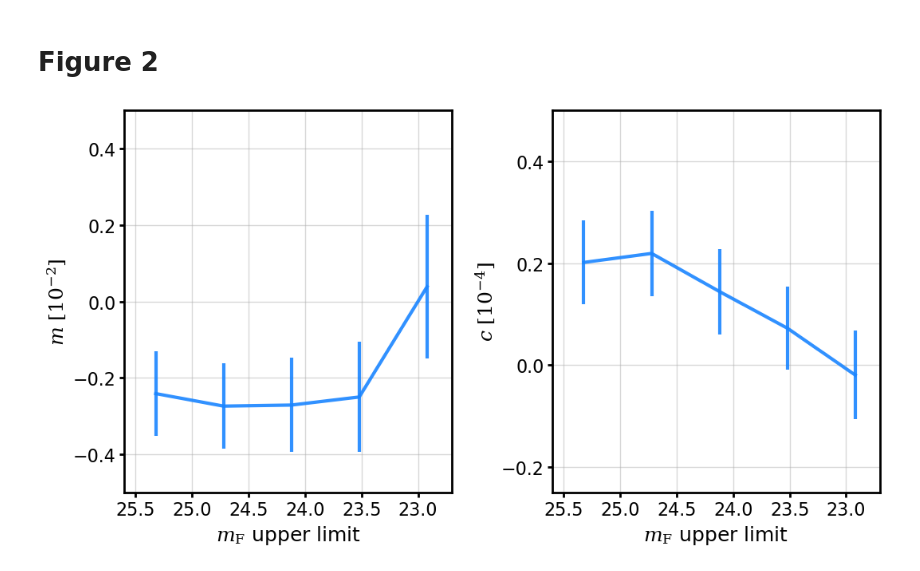
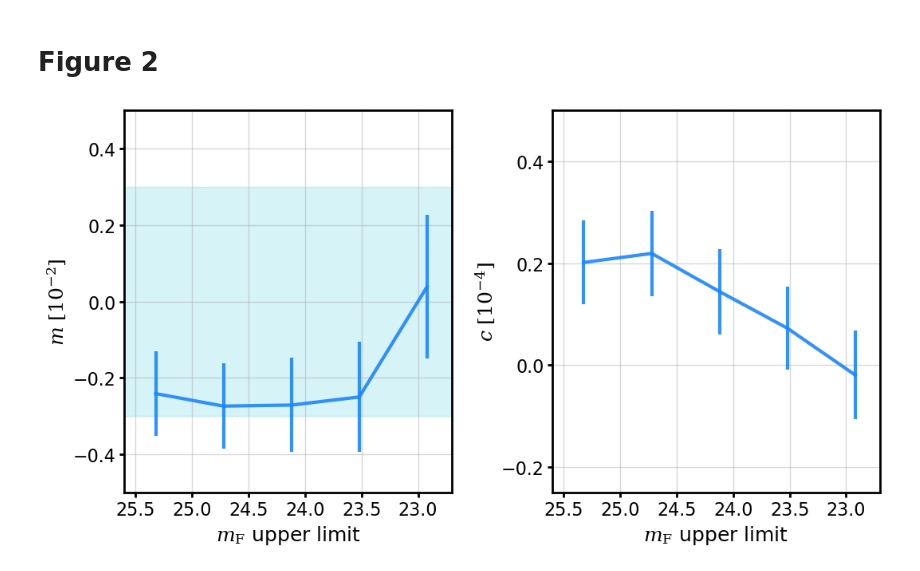
Before and after one commit to mr-superonion/FPFS_notebooks, a Jupyter notebook: paper_2023/4_summary/1_Euclid_LSST_proposal.ipynb, the cells around one changed output. Drawn from its saved outputs; the diff is of its cells as text; code cells hidden in the pictures.

```diff
--- a/paper_2023/4_summary/1_Euclid_LSST_proposal.ipynb
+++ b/paper_2023/4_summary/1_Euclid_LSST_proposal.ipynb
@@ -102,31 +99,32 @@ ax.set_ylabel('$m$ $[10^{-2}]$',fontsize=18)
 ax.set_yticks([-0.4, -0.2, 0.,0.2, 0.4])
 ax.set_xlim(22.7,25.6)
 ax.set_ylim(-0.5,0.5)
+ax.fill_between(np.linspace(22.7, 25.6,10), -0.3, 0.3, color=pltutil.colors[-2], alpha =0.2)
 ax.invert_xaxis()
 ax.tick_params(width=2,size=4)
 ax.set_xlabel(xlabel,fontsize=18)
 ax.grid()
 
 ax2=axes[1]
 ax2.set_ylabel('$c$ $[10^{-4}]$',fontsize=18)
 ax2.set_xlim(22.7,25.6)
 ax2.set_ylim(-0.25,0.5)
 ax2.set_yticks([-0.2,0.0,0.2,0.4])
 ax2.tick_params(width=2,size=4)
 ax2.set_xlabel(xlabel,fontsize=18)
 ax2.grid()
 ax2.invert_xaxis()
 plt.tight_layout(h_pad=-0.2)
 
 outs=fitsio.read('output_mag_cut.fits')
 x=np.array([25.3,24.7, 24.1,23.5, 22.9])
 y1 = outs[:,0]
 yerr = outs[:,1]
 z1 = outs[:,2]
 zerr = outs[:,3]
 ax.errorbar(np.array(x)+0.02,np.array(y1)*1e2,np.array(yerr)*1e2,color=pltutil.colors[1], ls='-', linewidth =3.)
 ax2.errorbar(np.array(x)+0.02,np.array(z1)*1e4,np.array(zerr)*1e4,color=pltutil.colors[1], ls='-', linewidth =3.)
 
 plt.tight_layout()
 # %% [output]
-[figure, old version]
+[figure, new version]
```
Also changed, not shown: parts of 2 cells of this notebook, 4 other files.
